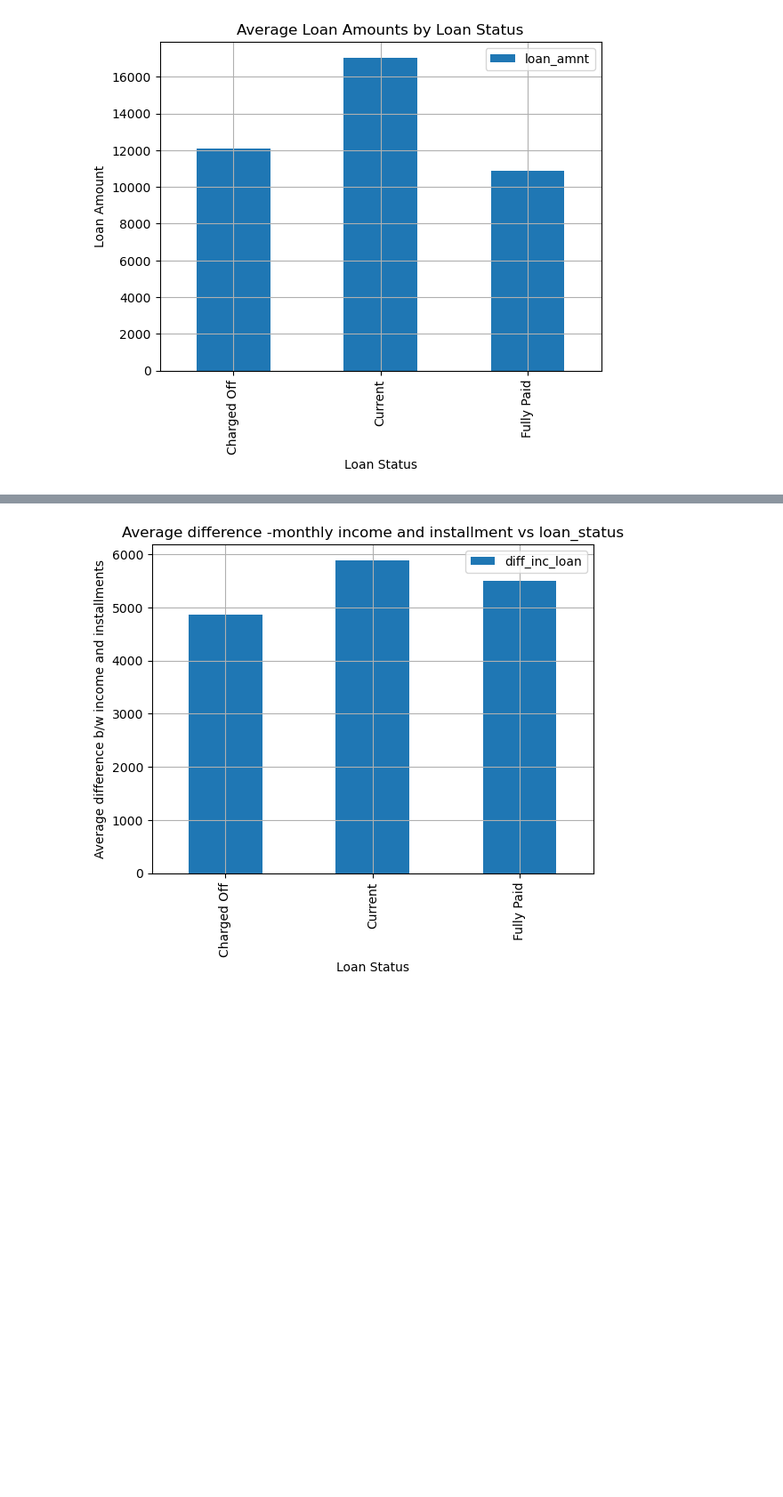
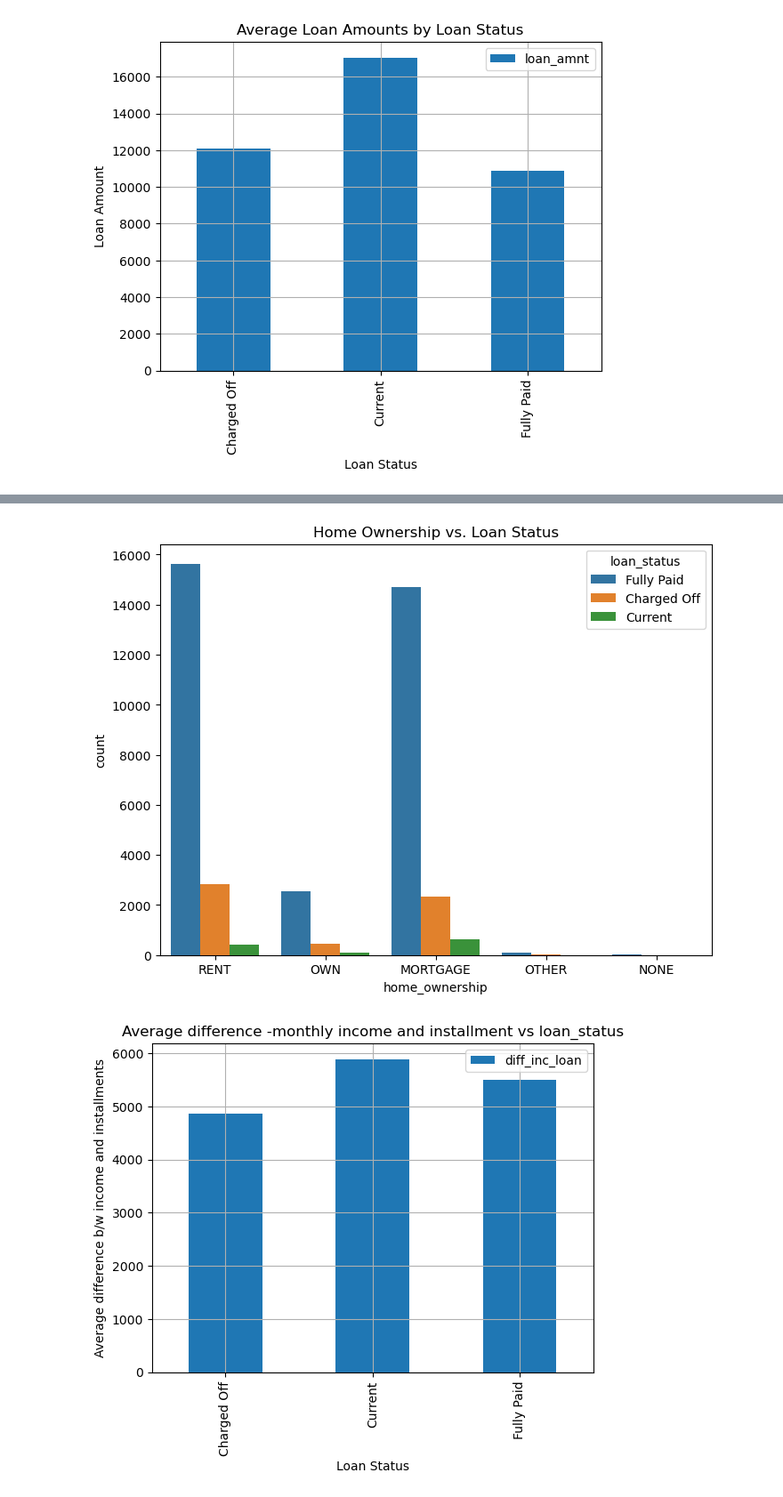
Before and after one commit to maheshh22/LendingClub, a Jupyter notebook: Lending_club.ipynb, the cells around one changed output, grey strips where cells are left out. Shown at 89% size. Saved outputs shown, nothing was run; the diff lists cells and outputs as text; code cells hidden in the pictures; blank space fills up the shorter version.

```diff
--- a/Lending_club.ipynb
+++ b/Lending_club.ipynb
@@ -52,3 +128,11 @@ plt.show()
+# %%
+# 2.3.2 Categorical vs. Categorical
+plt.figure(figsize=(8, 6))
+sns.countplot(x='home_ownership', hue='loan_status', data=df)
+plt.title("Home Ownership vs. Loan Status")
+plt.show()
+# %% [output]
+[figure, added]
 # %%
 
 # Probability default based on monthly income vs monthly installments for loan
```
Also changed, not shown: parts of 14 cells of this notebook.
